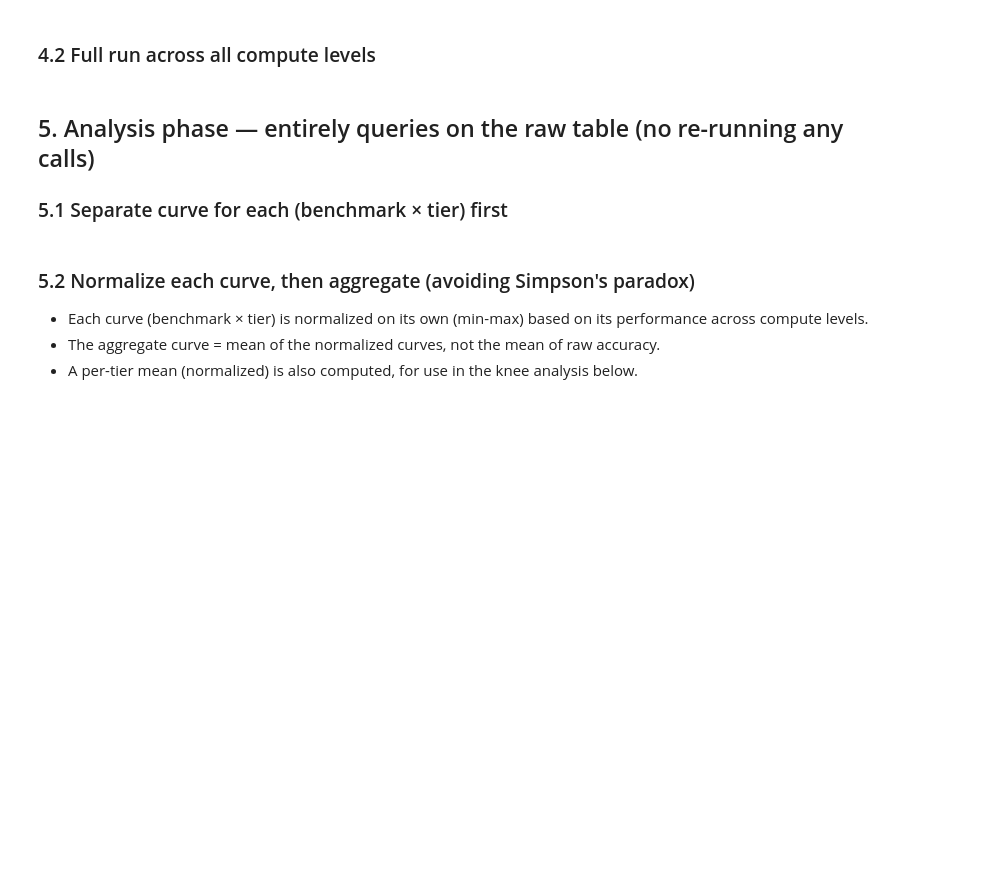
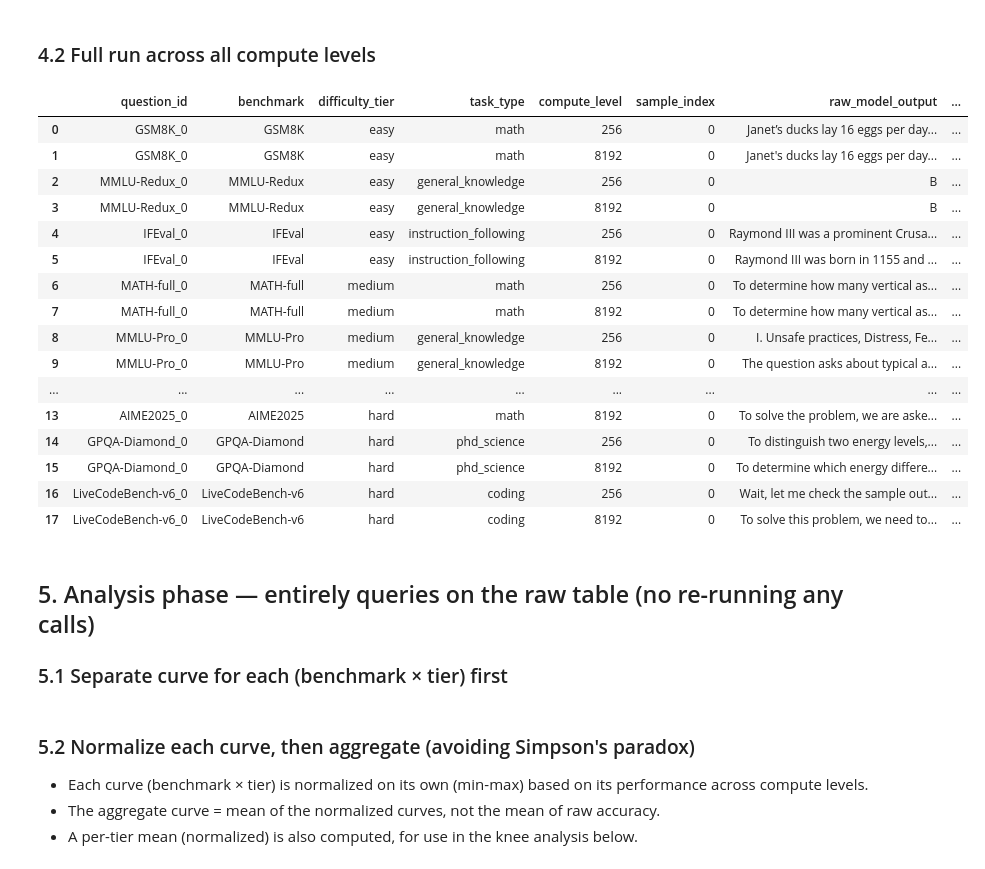
Before and after one commit to tharwat-ux/TTCA, a Jupyter notebook: src/notebooks/h1-testing.ipynb, the cells around one changed output. Saved outputs shown, nothing was run; the diff lists cells and outputs as text; code cells hidden in the pictures; blank space fills up the shorter version.

```diff
--- a/src/notebooks/h1-testing.ipynb
+++ b/src/notebooks/h1-testing.ipynb
@@ -1057,19 +1150,19 @@ Per the agreed execution approach:
 ### 4.1 Pilot run
 # %%
 benchmarks = [
-    GSM8KBenchmark(),          # easy / math
-    MMLURedux(),               # easy / general_knowledge
-    IFEvalBenchmark(),         # easy / instruction_following
-    MATHFullBenchmark(),       # medium / math
-    MMLUProBenchmark(),        # medium / general_knowledge
-    BFCLv3Benchmark(),         # medium / agentic_tool_use
-    AIME2025Benchmark(),       # hard / math
-    GPQADiamondBenchmark(),    # hard / phd_science
+    GSM8KBenchmark(),            # easy / math
+    MMLURedux(),                 # easy / general_knowledge
+    IFEvalBenchmark(),           # easy / instruction_following
+    MATHFullBenchmark(),         # medium / math
+    MMLUProBenchmark(),          # medium / general_knowledge
+    BFCLv3Benchmark(),           # medium / agentic_tool_use
+    AIME2025Benchmark(),         # hard / math
+    GPQADiamondBenchmark(),      # hard / phd_science
     LiveCodeBenchV6Benchmark(),  # hard / coding
 ]
 
-PILOT_N_QUESTIONS = 5
-PILOT_N_SAMPLES = 2
+PILOT_N_QUESTIONS = 1
+PILOT_N_SAMPLES = 1
 # Two levels far apart, not the full sweep: enough to confirm the budget
 # actually changes model behavior (token usage, and ideally accuracy) before
 # paying for the full 6-level x 10-question x 5-sample run below.
@@ -1129,5 +1240,26 @@ print(bench_acc)
 # %% [markdown]
 ### 4.2 Full run across all compute levels
+# %%
+pilot_df["thinking_words"] = pilot_df["thinking_text"].fillna("").str.split().str.len()
+pilot_df
+# %% [output]
+|  | question_id | benchmark | difficulty_tier | task_type | compute_level | sample_index | raw_model_output | ... |
+| 0 | GSM8K_0 | GSM8K | easy | math | 256 | 0 | Janet’s ducks lay 16 eggs per day... | ... |
+| 1 | GSM8K_0 | GSM8K | easy | math | 8192 | 0 | Janet's ducks lay 16 eggs per day... | ... |
+| 2 | MMLU-Redux_0 | MMLU-Redux | easy | general_knowledge | 256 | 0 | B | ... |
+| 3 | MMLU-Redux_0 | MMLU-Redux | easy | general_knowledge | 8192 | 0 | B | ... |
+| 4 | IFEval_0 | IFEval | easy | instruction_following | 256 | 0 | Raymond III was a prominent Crusa... | ... |
+| 5 | IFEval_0 | IFEval | easy | instruction_following | 8192 | 0 | Raymond III was born in 1155 and ... | ... |
+| 6 | MATH-full_0 | MATH-full | medium | math | 256 | 0 | To determine how many vertical as... | ... |
+| 7 | MATH-full_0 | MATH-full | medium | math | 8192 | 0 | To determine how many vertical as... | ... |
+| 8 | MMLU-Pro_0 | MMLU-Pro | medium | general_knowledge | 256 | 0 | I. Unsafe practices, Distress, Fe... | ... |
+| 9 | MMLU-Pro_0 | MMLU-Pro | medium | general_knowledge | 8192 | 0 | The question asks about typical a... | ... |
+| ... | ... | ... | ... | ... | ... | ... | ... | ... |
+| 13 | AIME2025_0 | AIME2025 | hard | math | 8192 | 0 | To solve the problem, we are aske... | ... |
+| 14 | GPQA-Diamond_0 | GPQA-Diamond | hard | phd_science | 256 | 0 | To distinguish two energy levels,... | ... |
+| 15 | GPQA-Diamond_0 | GPQA-Diamond | hard | phd_science | 8192 | 0 | To determine which energy differe... | ... |
+| 16 | LiveCodeBench-v6_0 | LiveCodeBench-v6 | hard | coding | 256 | 0 | Wait, let me check the sample out... | ... |
+| 17 | LiveCodeBench-v6_0 | LiveCodeBench-v6 | hard | coding | 8192 | 0 | To solve this problem, we need to... | ... |
 # %%
 COMPUTE_LEVELS = [256, 512, 1024, 2048, 4096, 8192]
 N_QUESTIONS_PER_BENCHMARK = 10   # full-run scale, per the agreed plan
```
Also changed, not shown: parts of 8 cells of this notebook.
